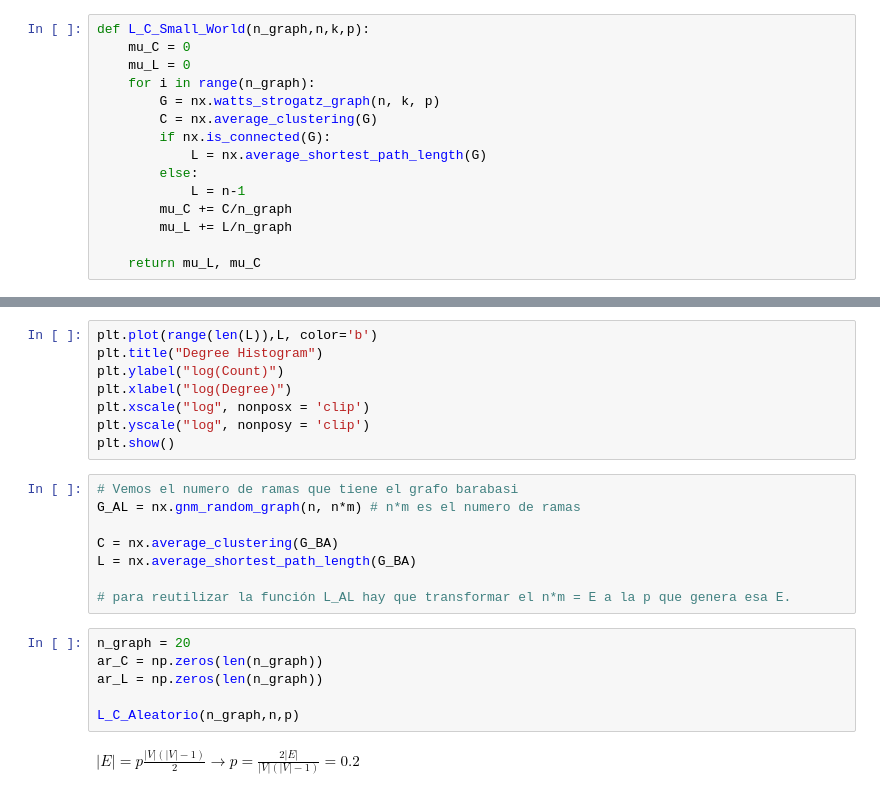
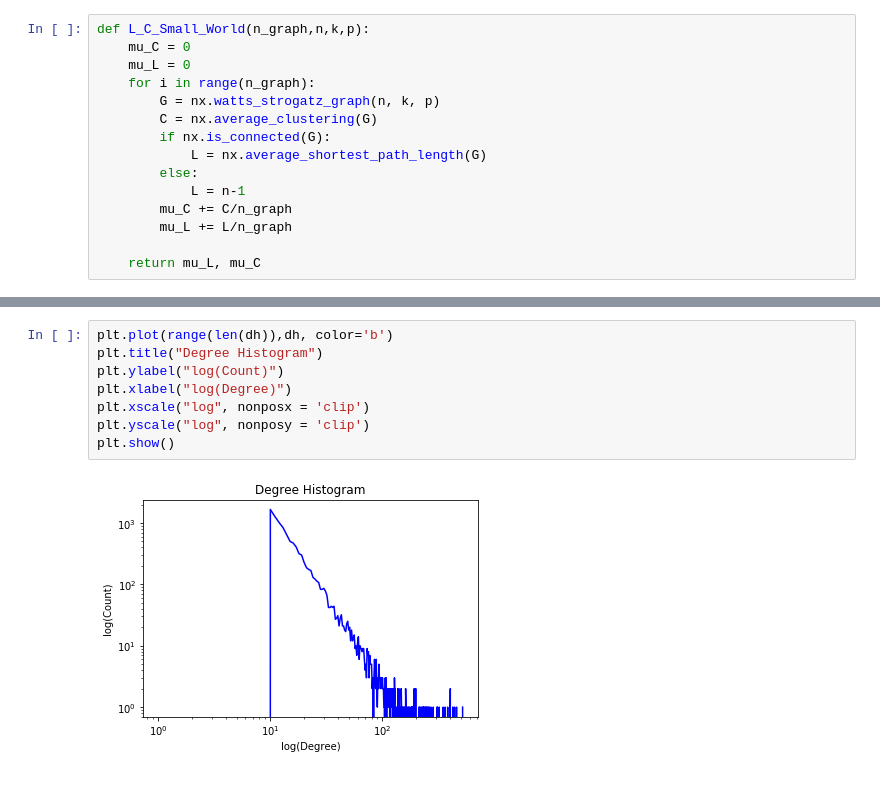
Before and after one commit to Huertas97/CRRTT_practicas, a Jupyter notebook: Practica 2/Practica_2.ipynb, the cells around one changed output, grey strips where cells are left out. Drawn from its saved outputs; the diff is of its cells as text.

```diff
--- a/Practica 2/Practica_2.ipynb
+++ b/Practica 2/Practica_2.ipynb
@@ -160,24 +240,10 @@ print(np.mean(list(dict(nx.degree(G_le)).values())))
 # %%
-plt.plot(range(len(L)),L, color='b')
+plt.plot(range(len(dh)),dh, color='b')
 plt.title("Degree Histogram")
 plt.ylabel("log(Count)")
 plt.xlabel("log(Degree)")
 plt.xscale("log", nonposx = 'clip')
 plt.yscale("log", nonposy = 'clip')
 plt.show()
+# %% [output]
+[figure, added]
-# %%
-# Vemos el numero de ramas que tiene el grafo barabasi
-G_AL = nx.gnm_random_graph(n, n*m) # n*m es el numero de ramas
-
-C = nx.average_clustering(G_BA)
-L = nx.average_shortest_path_length(G_BA)
-
-# para reutilizar la función L_AL hay que transformar el n*m = E a la p que genera esa E.
-# %%
-n_graph = 20
-ar_C = np.zeros(len(n_graph))
-ar_L = np.zeros(len(n_graph))
-
-L_C_Aleatorio(n_graph,n,p)
-# %% [markdown]
-$|E| = p\frac{|V|(|V|-1)}{2} \rightarrow p = \frac{2|E|}{|V|(|V|-1)} = 0.2$
```
Also changed, not shown: parts of 36 cells of this notebook, 3 other files.
